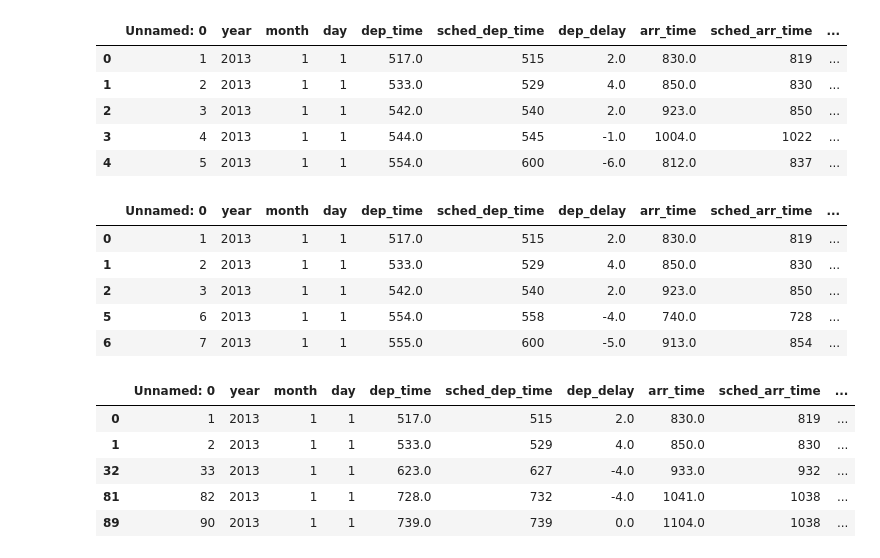
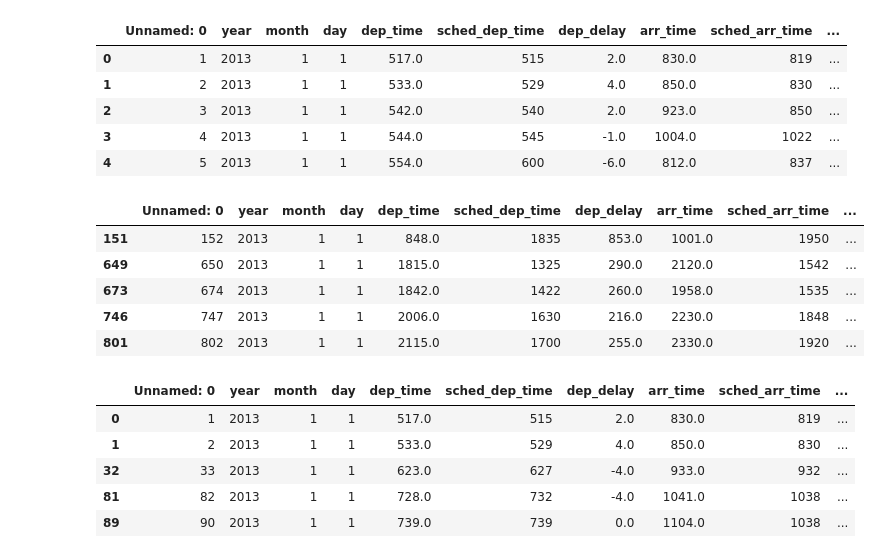
Before and after one commit to qlab-intro-python/tarea-2-team_canales_torres, a Jupyter notebook: tarea_2.ipynb, the cells around one changed output. Saved outputs shown, nothing was run; the diff lists cells and outputs as text; code cells hidden in the pictures.

```diff
--- a/tarea_2.ipynb
+++ b/tarea_2.ipynb
@@ -32,15 +32,15 @@ df.head()
 | 4 | 5 | 2013 | 1 | 1 | 554.0 | 600 | -6.0 | 812.0 | 837 | ... |
 # %%
 # a. Had an arrival delay of three or more hours
-df_arr_delay = df.loc[(df['arr_delay'] >= 3)]
+df_arr_delay = df.loc[(df['arr_delay'] >= 180)]
 df_arr_delay.head()
 # %% [output]
 |  | Unnamed: 0 | year | month | day | dep_time | sched_dep_time | dep_delay | arr_time | sched_arr_time | ... |
-| 0 | 1 | 2013 | 1 | 1 | 517.0 | 515 | 2.0 | 830.0 | 819 | ... |
-| 1 | 2 | 2013 | 1 | 1 | 533.0 | 529 | 4.0 | 850.0 | 830 | ... |
-| 2 | 3 | 2013 | 1 | 1 | 542.0 | 540 | 2.0 | 923.0 | 850 | ... |
-| 5 | 6 | 2013 | 1 | 1 | 554.0 | 558 | -4.0 | 740.0 | 728 | ... |
-| 6 | 7 | 2013 | 1 | 1 | 555.0 | 600 | -5.0 | 913.0 | 854 | ... |
+| 151 | 152 | 2013 | 1 | 1 | 848.0 | 1835 | 853.0 | 1001.0 | 1950 | ... |
+| 649 | 650 | 2013 | 1 | 1 | 1815.0 | 1325 | 290.0 | 2120.0 | 1542 | ... |
+| 673 | 674 | 2013 | 1 | 1 | 1842.0 | 1422 | 260.0 | 1958.0 | 1535 | ... |
+| 746 | 747 | 2013 | 1 | 1 | 2006.0 | 1630 | 216.0 | 2230.0 | 1848 | ... |
+| 801 | 802 | 2013 | 1 | 1 | 2115.0 | 1700 | 255.0 | 2330.0 | 1920 | ... |
 # %%
 # b. Flew to Houston (IAH or HOU)
 df_dest = df.loc[(df['dest'] == 'IAH') | (df['dest'] == 'HOU')]
```
Also changed, not shown: parts of 14 cells of this notebook.
